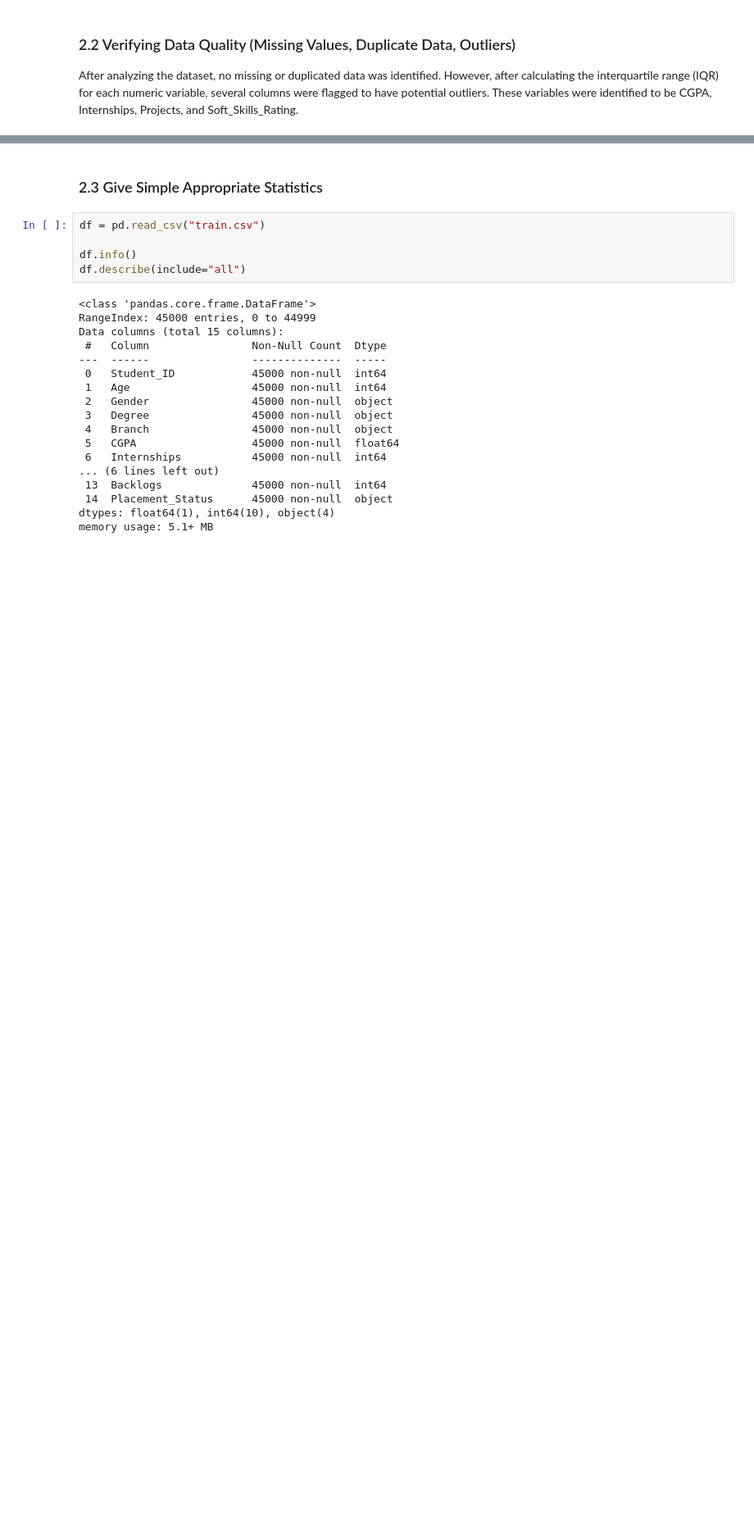
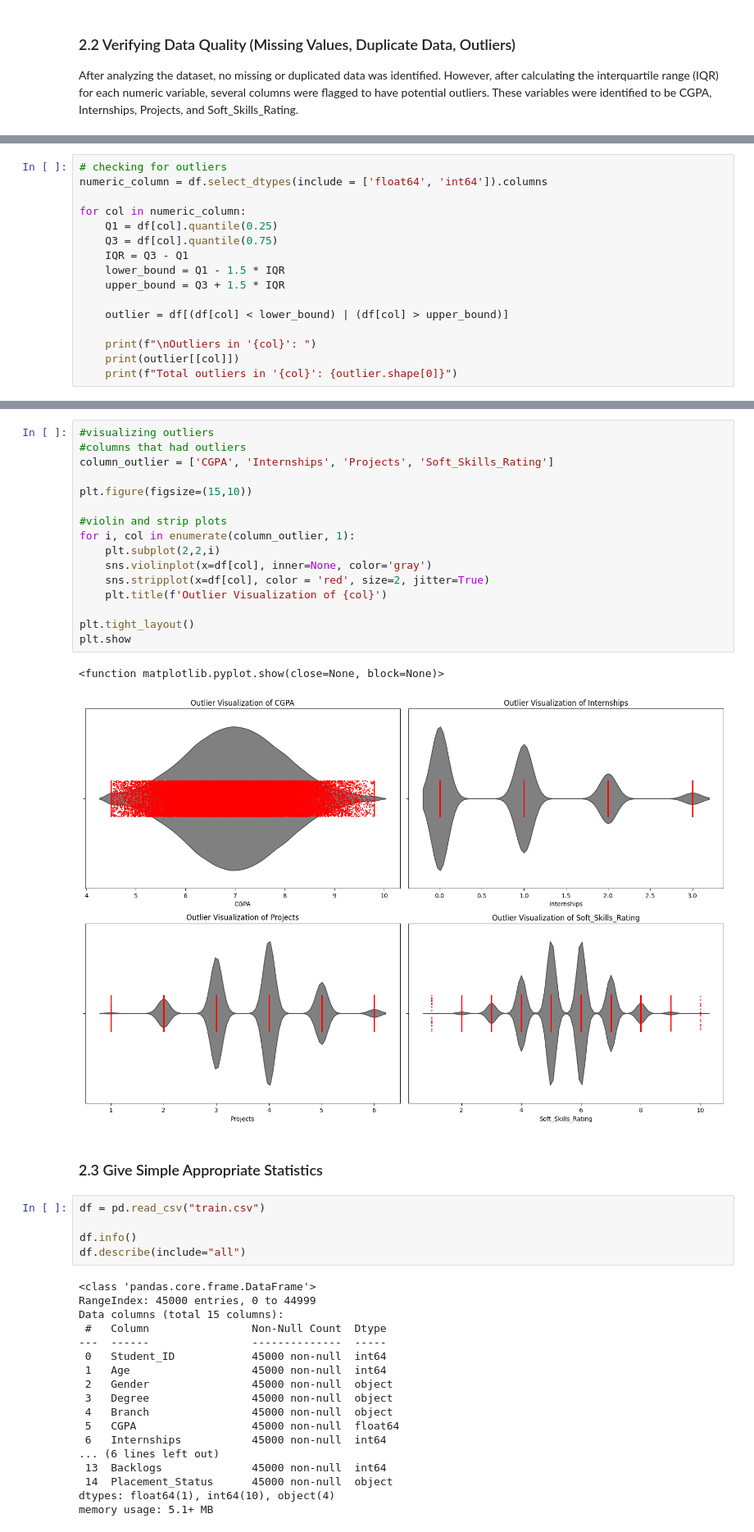
Before and after one commit to muskaanmahes/DS-7331-Term-Project, a Jupyter notebook: Lab1_Visualization_and_Data_Preprocessing/Master_Notebook.ipynb, the cells around one changed output, grey strips where cells are left out. Shown at 82% size. Saved outputs shown, nothing was run; the diff lists cells and outputs as text; blank space fills up the shorter version.

```diff
--- a/Lab1_Visualization_and_Data_Preprocessing/Master_Notebook.ipynb
+++ b/Lab1_Visualization_and_Data_Preprocessing/Master_Notebook.ipynb
@@ -29,0 +79,16 @@ After analyzing the dataset, no missing or duplicated data was identified. Howev
+# %%
+# checking for outliers
+numeric_column = df.select_dtypes(include = ['float64', 'int64']).columns
+
+for col in numeric_column:
+    Q1 = df[col].quantile(0.25)
+    Q3 = df[col].quantile(0.75)
+    IQR = Q3 - Q1
+    lower_bound = Q1 - 1.5 * IQR
+    upper_bound = Q3 + 1.5 * IQR
+
+    outlier = df[(df[col] < lower_bound) | (df[col] > upper_bound)]
+
+    print(f"\nOutliers in '{col}': ")
+    print(outlier[[col]])
+    print(f"Total outliers in '{col}': {outlier.shape[0]}")
@@ -30,3 +115,22 @@ After analyzing the dataset, no missing or duplicated data was identified. Howev
+# %%
+#visualizing outliers
+#columns that had outliers
+column_outlier = ['CGPA', 'Internships', 'Projects', 'Soft_Skills_Rating']
+
+plt.figure(figsize=(15,10))
+
+#violin and strip plots
+for i, col in enumerate(column_outlier, 1):
+    plt.subplot(2,2,i)
+    sns.violinplot(x=df[col], inner=None, color='gray')
+    sns.stripplot(x=df[col], color = 'red', size=2, jitter=True)
+    plt.title(f'Outlier Visualization of {col}')
+
+plt.tight_layout()
+plt.show
+# %% [output]
+<function matplotlib.pyplot.show(close=None, block=None)>
+[figure, added]
 # %% [markdown]
 ### 2.3 Give Simple Appropriate Statistics
 # %%
```
Also changed, not shown: parts of 10 cells of this notebook.
